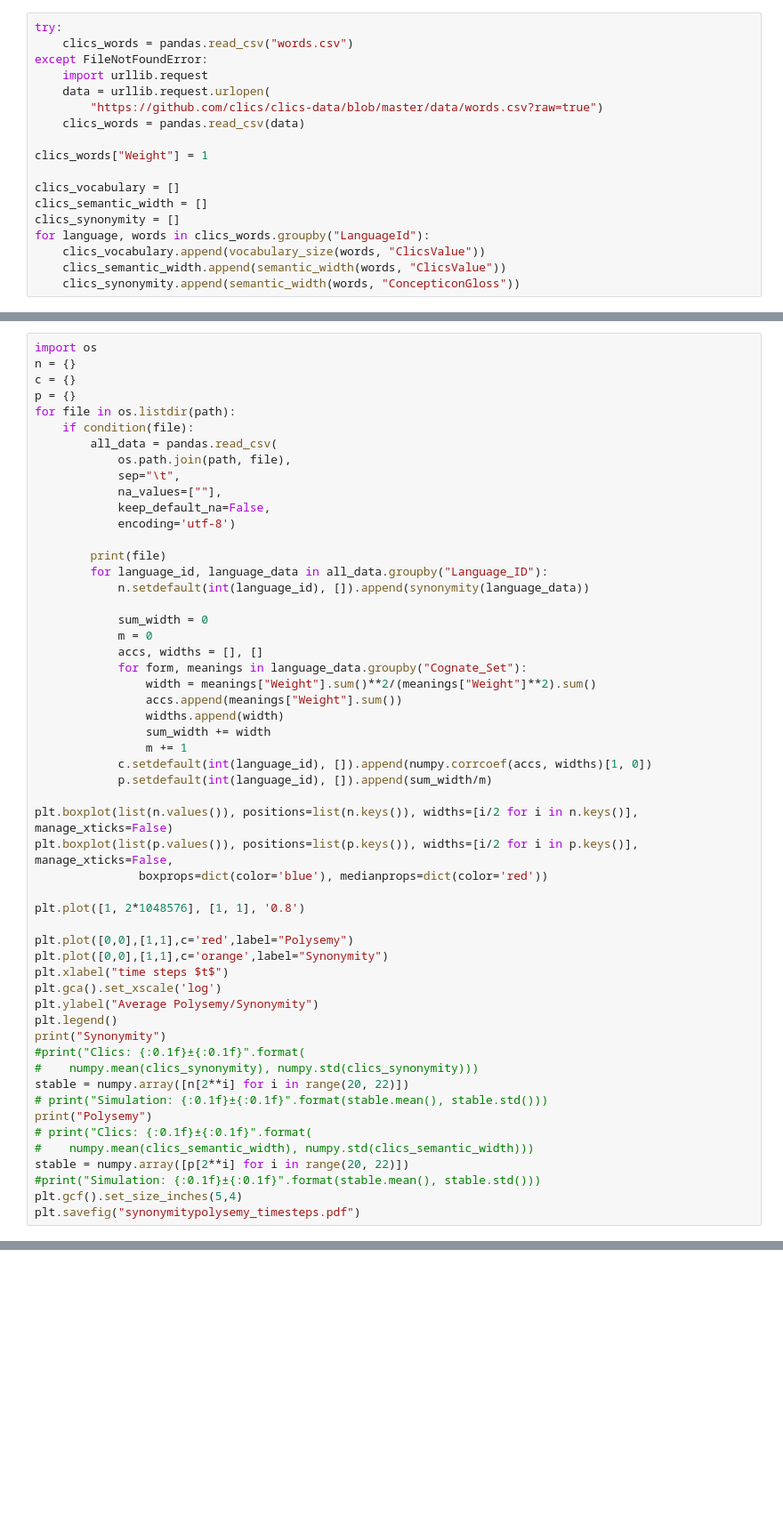
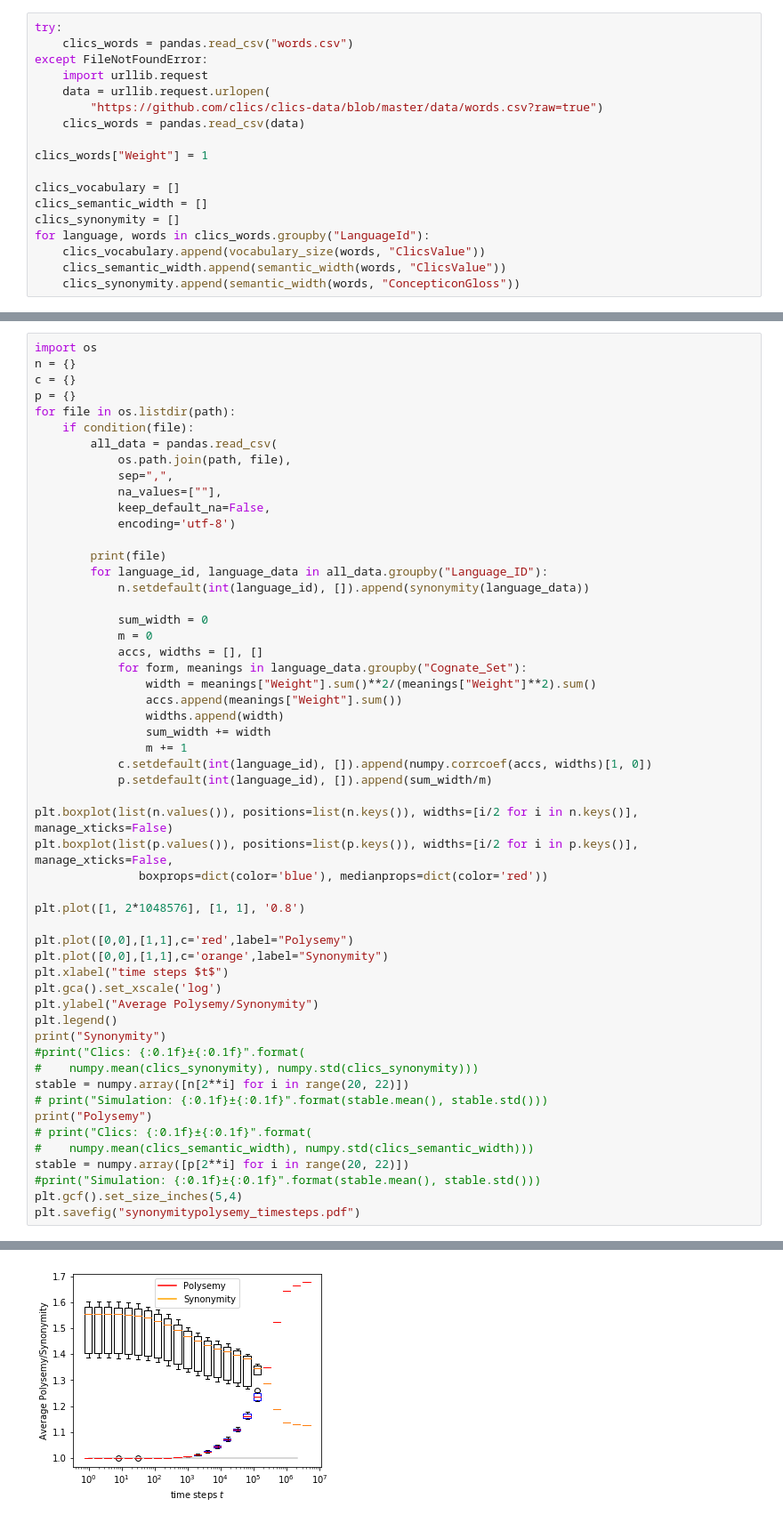
Before and after one commit to Anaphory/simuling, a Jupyter notebook: evaluation/PlotBasicStats-longterm.ipynb, the cells around one changed output, grey strips where cells are left out. Shown at 89% size. Saved outputs shown, nothing was run; the diff lists cells and outputs as text; blank space fills up the shorter version.

```diff
--- a/evaluation/PlotBasicStats-longterm.ipynb
+++ b/evaluation/PlotBasicStats-longterm.ipynb
@@ -110,7 +106,7 @@ for file in os.listdir(path):
     if condition(file):
         all_data = pandas.read_csv(
             os.path.join(path, file),
-            sep="\t",
+            sep=",",
             na_values=[""],
             keep_default_na=False,
             encoding='utf-8')
@@ -155,3 +151,4 @@ stable = numpy.array([p[2**i] for i in range(20, 22)])
 #print("Simulation: {:0.1f}±{:0.1f}".format(stable.mean(), stable.std()))
 plt.gcf().set_size_inches(5,4)
 plt.savefig("synonymitypolysemy_timesteps.pdf")
+# %% [output]
@@ -158,3 +173,4 @@ plt.savefig("synonymitypolysemy_timesteps.pdf")
+[figure, added]
 # %%
 plt.boxplot(list(c.values()), positions=list(c.keys()), widths=[i/2 for i in c.keys()], manage_xticks=False)
 
```
Also changed, not shown: parts of 6 cells of this notebook, 5 other files.
